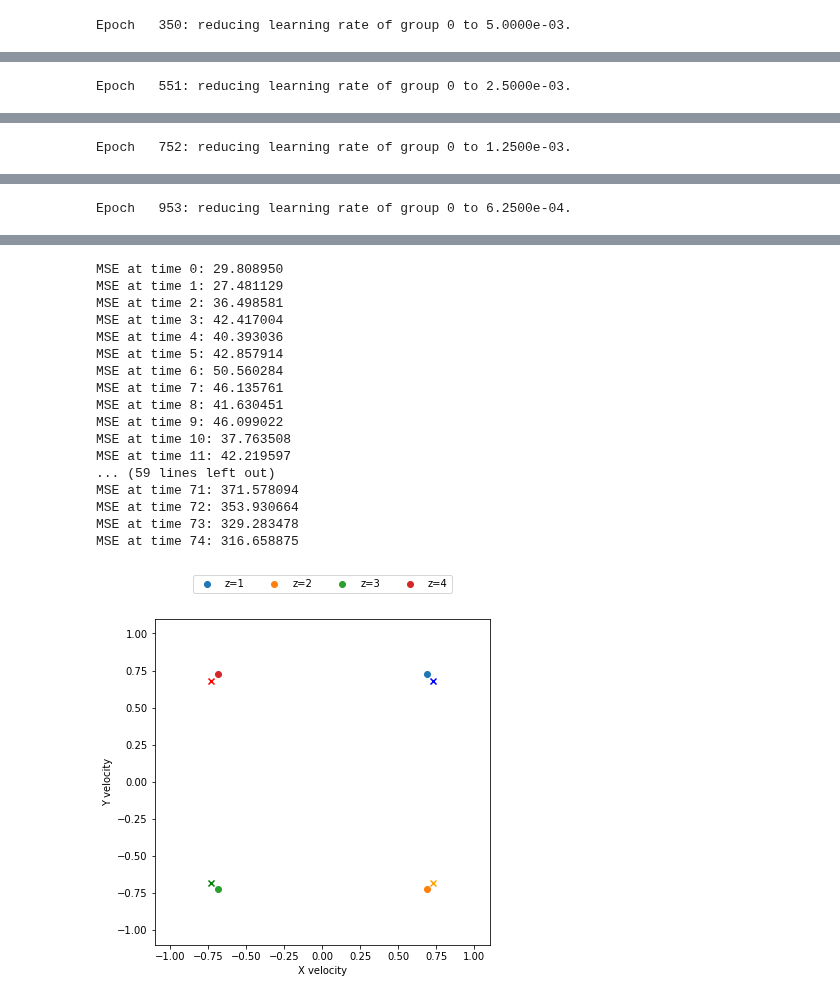
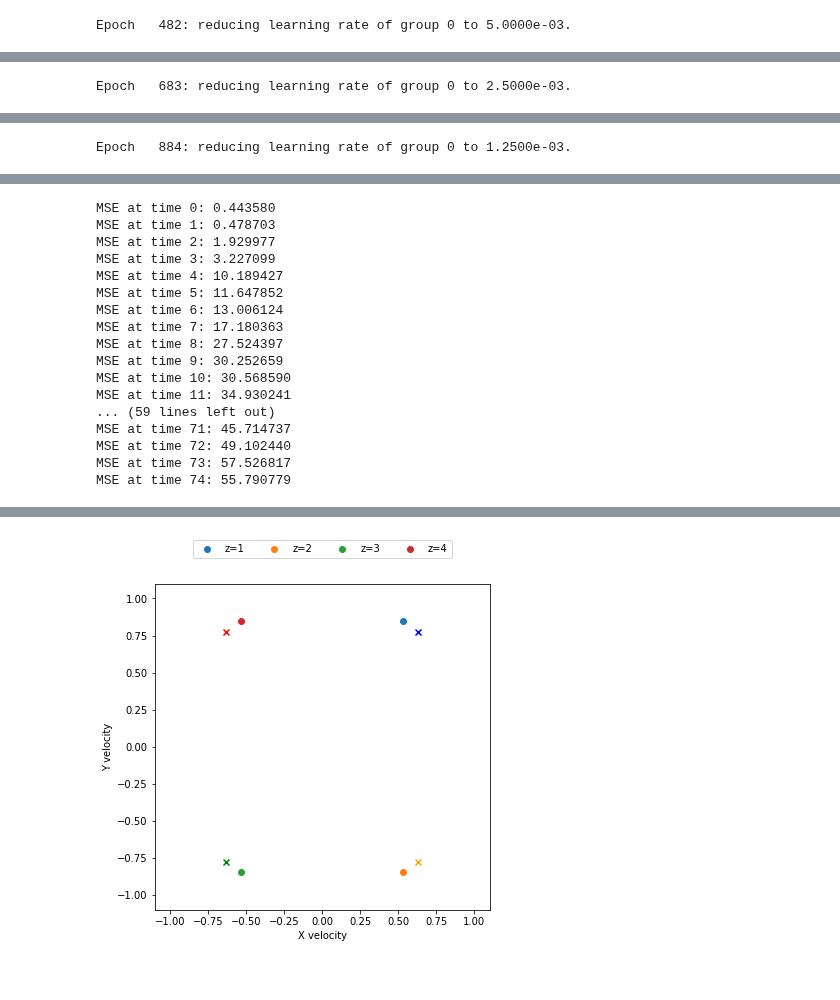
Before and after one commit to probtorch/combinators, a Jupyter notebook: bouncing_ball.ipynb, the cells around one changed output, grey strips where cells are left out. Cells and saved outputs as stored; diff of their text form; code cells hidden in the pictures.

Commit message:
bouncing_ball.ipynb: constant initial position prior, print trained params
Signed-off-by: Eli Sennesh <sennesh.e@husky.neu.edu>

```diff
--- a/bouncing_ball.ipynb
+++ b/bouncing_ball.ipynb
@@ -48,7 +48,7 @@ bouncing_ball_step = combinators.PrimitiveCall(bouncing_ball.bouncing_ball_step)
 # %%
 prior_init_params = {
     'position_0': {
-        'loc': torch.rand(2) * Boundary,
+        'loc': torch.zeros(2),
         'scale': torch.ones(2),
     },
     'alpha_0': {
@@ -84,7 +84,7 @@ bouncing_ball_smc = importance.reduce_smc(bouncing_ball_step, num_particles, lam
 # %%
 variational_init_params = {
     'position_0': {
-        'loc': torch.rand(2) * Boundary,
+        'loc': torch.zeros(2),
         'scale': torch.ones(2),
     },
     'alpha_0': {
@@ -204,8 +204,7 @@ for s in range(num_series):
     trained_params = init_proposal.args_vardict()
     utils.plot_evidence_bounds(eubos, False)
 
-    init_posterior = combinators.PrimitiveCall(bouncing_ball.init_bouncing_ball,
-                                               hyper=trained_params)
+    init_posterior = combinators.PrimitiveCall(bouncing_ball.init_bouncing_ball, hyper=trained_params)
     bouncing_ball_posterior = importance.reduce_smc(bouncing_ball_step, num_particles, lambda: range(T), initializer=init_posterior)
     _, inference, _ = bouncing_ball_posterior.simulate()
     inferred_trajectory = accumulate_trajectory(inference)
@@ -258 +257 @@ graph_velocity_frequencies(modal_directions.detach().numpy())
-Epoch   350: reducing learning rate of group 0 to 5.0000e-03.
+Epoch   482: reducing learning rate of group 0 to 5.0000e-03.
@@ -276 +275 @@ Epoch   350: reducing learning rate of group 0 to 5.0000e-03.
-Epoch   551: reducing learning rate of group 0 to 2.5000e-03.
+Epoch   683: reducing learning rate of group 0 to 2.5000e-03.
@@ -294 +293 @@ Epoch   551: reducing learning rate of group 0 to 2.5000e-03.
-Epoch   752: reducing learning rate of group 0 to 1.2500e-03.
+Epoch   884: reducing learning rate of group 0 to 1.2500e-03.
@@ -312 +312,17 @@ Epoch   752: reducing learning rate of group 0 to 1.2500e-03.
-Epoch   953: reducing learning rate of group 0 to 6.2500e-04.
+MSE at time 0: 0.443580
+MSE at time 1: 0.478703
+MSE at time 2: 1.929977
+MSE at time 3: 3.227099
+MSE at time 4: 10.189427
+MSE at time 5: 11.647852
+MSE at time 6: 13.006124
+MSE at time 7: 17.180363
+MSE at time 8: 27.524397
+MSE at time 9: 30.252659
+MSE at time 10: 30.568590
+MSE at time 11: 34.930241
+... (59 lines left out)
+MSE at time 71: 45.714737
+MSE at time 72: 49.102440
+MSE at time 73: 57.526817
+MSE at time 74: 55.790779
@@ -331,21 +329,4 @@ Epoch   953: reducing learning rate of group 0 to 6.2500e-04.
-MSE at time 0: 29.808950
-MSE at time 1: 27.481129
-MSE at time 2: 36.498581
-MSE at time 3: 42.417004
-MSE at time 4: 40.393036
-MSE at time 5: 42.857914
-MSE at time 6: 50.560284
-MSE at time 7: 46.135761
-MSE at time 8: 41.630451
-MSE at time 9: 46.099022
-MSE at time 10: 37.763508
-MSE at time 11: 42.219597
-... (59 lines left out)
-MSE at time 71: 371.578094
-MSE at time 72: 353.930664
-MSE at time 73: 329.283478
-MSE at time 74: 316.658875
-[figure, old version]
+[figure, new version]
 # %%
 import bouncing_ball_plots
 # %%
```
Also changed, not shown: parts of 4 cells of this notebook.
